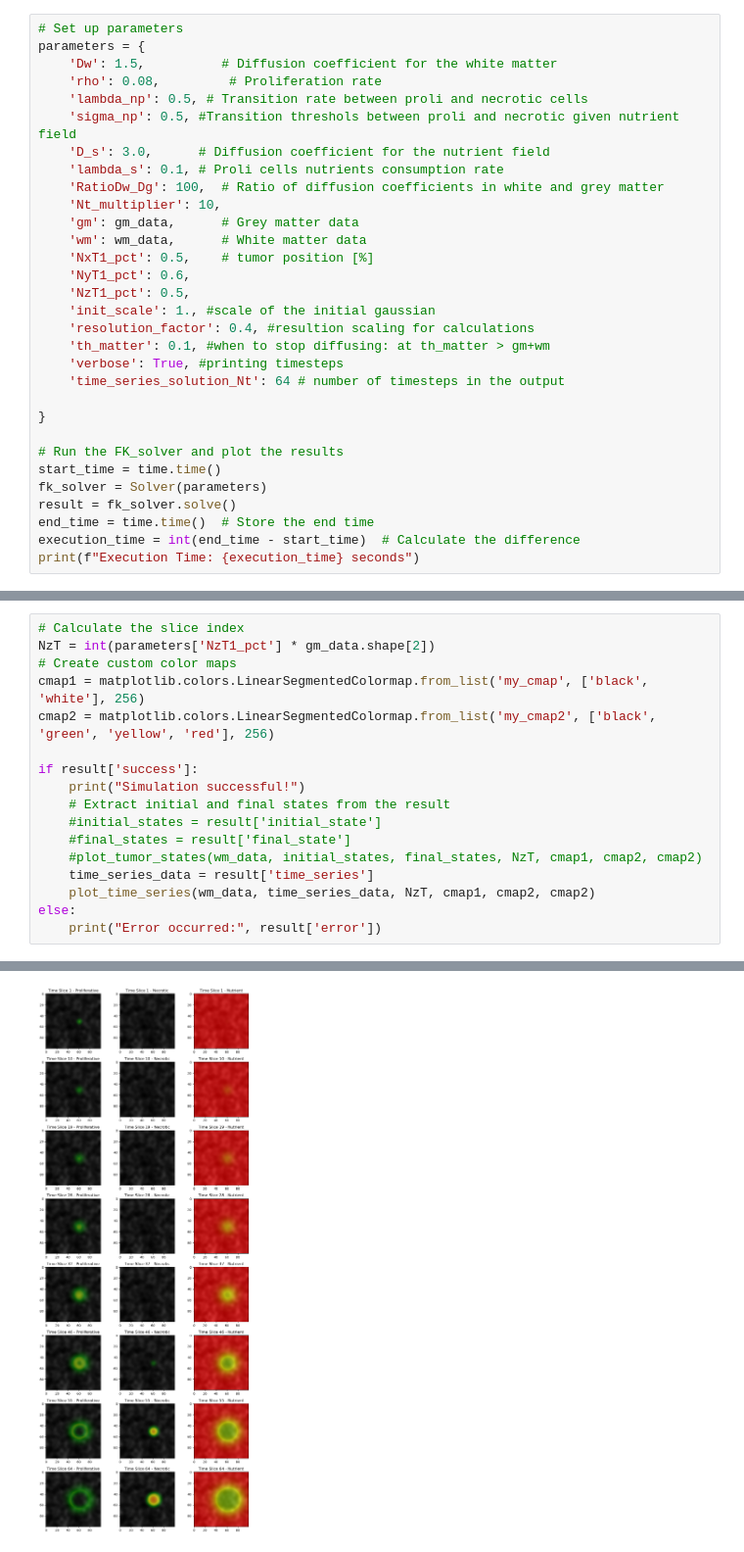
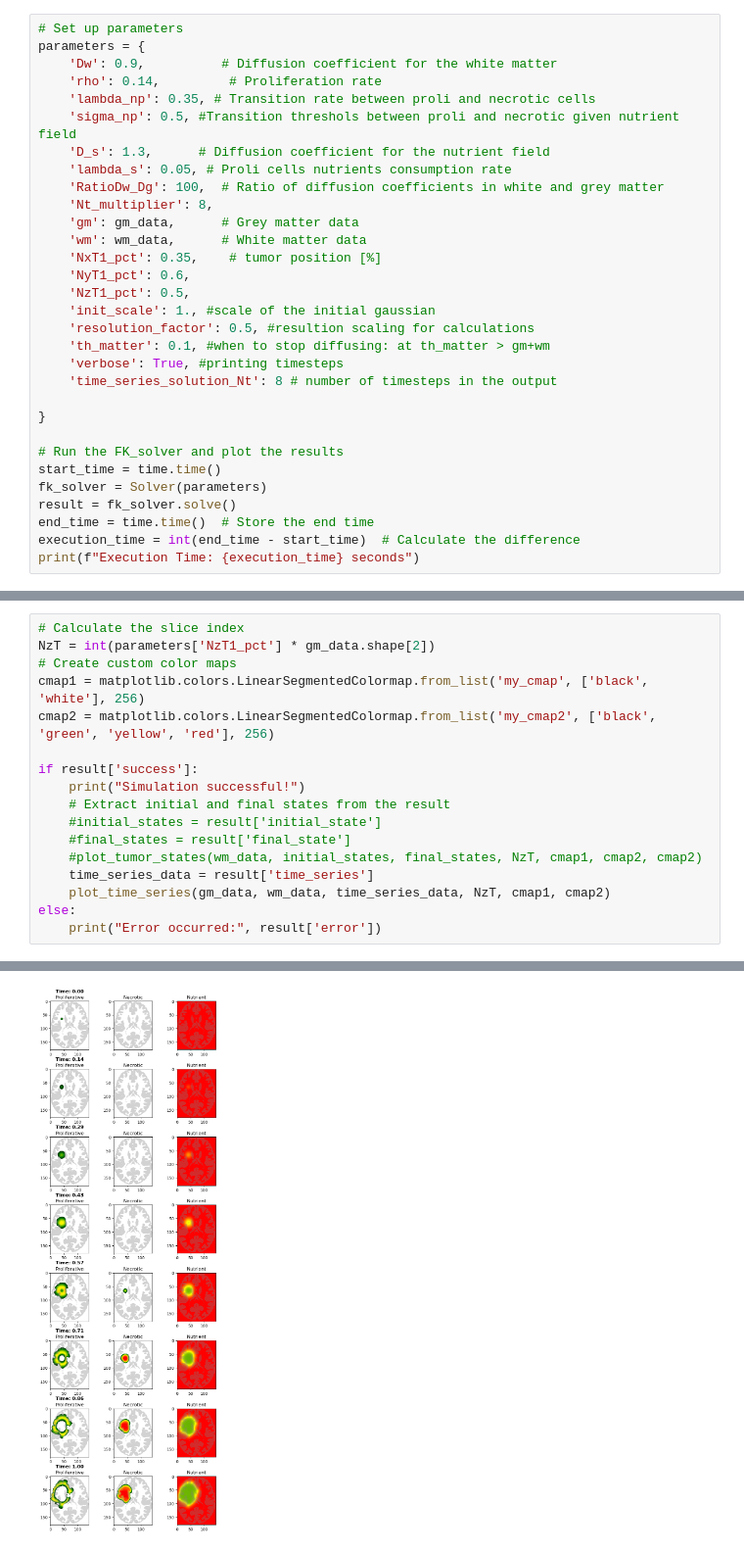
Before and after one commit to m1balcerak/TumorGrowthToolkit, a Jupyter notebook: FK_2c_example.ipynb, the cells around one changed output, grey strips where cells are left out. Shown: that part at 98% size. Cells and saved outputs as stored; diff of their text form.

```diff
--- a/FK_2c_example.ipynb
+++ b/FK_2c_example.ipynb
@@ -66,24 +77,24 @@ gm_data = 1 - wm_data
 # %%
 # Set up parameters
 parameters = {
-    'Dw': 1.5,          # Diffusion coefficient for the white matter
-    'rho': 0.08,         # Proliferation rate
-    'lambda_np': 0.5, # Transition rate between proli and necrotic cells
+    'Dw': 0.9,          # Diffusion coefficient for the white matter
+    'rho': 0.14,         # Proliferation rate
+    'lambda_np': 0.35, # Transition rate between proli and necrotic cells
     'sigma_np': 0.5, #Transition threshols between proli and necrotic given nutrient field
-    'D_s': 3.0,      # Diffusion coefficient for the nutrient field
-    'lambda_s': 0.1, # Proli cells nutrients consumption rate
+    'D_s': 1.3,      # Diffusion coefficient for the nutrient field
+    'lambda_s': 0.05, # Proli cells nutrients consumption rate
     'RatioDw_Dg': 100,  # Ratio of diffusion coefficients in white and grey matter
-    'Nt_multiplier': 10,
+    'Nt_multiplier': 8,
     'gm': gm_data,      # Grey matter data
     'wm': wm_data,      # White matter data
-    'NxT1_pct': 0.5,    # tumor position [%]
+    'NxT1_pct': 0.35,    # tumor position [%]
     'NyT1_pct': 0.6,
     'NzT1_pct': 0.5,
     'init_scale': 1., #scale of the initial gaussian
-    'resolution_factor': 0.4, #resultion scaling for calculations
+    'resolution_factor': 0.5, #resultion scaling for calculations
     'th_matter': 0.1, #when to stop diffusing: at th_matter > gm+wm
     'verbose': True, #printing timesteps
-    'time_series_solution_Nt': 64 # number of timesteps in the output
+    'time_series_solution_Nt': 8 # number of timesteps in the output
 
 }
 
@@ -100,20 +111,20 @@ Execution Time: 6 seconds
 # %%
 # Calculate the slice index
 NzT = int(parameters['NzT1_pct'] * gm_data.shape[2])
 # Create custom color maps
 cmap1 = matplotlib.colors.LinearSegmentedColormap.from_list('my_cmap', ['black', 'white'], 256)
 cmap2 = matplotlib.colors.LinearSegmentedColormap.from_list('my_cmap2', ['black', 'green', 'yellow', 'red'], 256)
 
 if result['success']:
     print("Simulation successful!")
     # Extract initial and final states from the result
     #initial_states = result['initial_state']
     #final_states = result['final_state']
     #plot_tumor_states(wm_data, initial_states, final_states, NzT, cmap1, cmap2, cmap2)
     time_series_data = result['time_series']
-    plot_time_series(wm_data, time_series_data, NzT, cmap1, cmap2, cmap2)
+    plot_time_series(gm_data, wm_data, time_series_data, NzT, cmap1, cmap2)
 else:
     print("Error occurred:", result['error'])
 # %% [output]
 Simulation successful!
-[figure, old version]
+[figure, new version]
```
Also changed, not shown: parts of 2 cells of this notebook, 1 other file.
